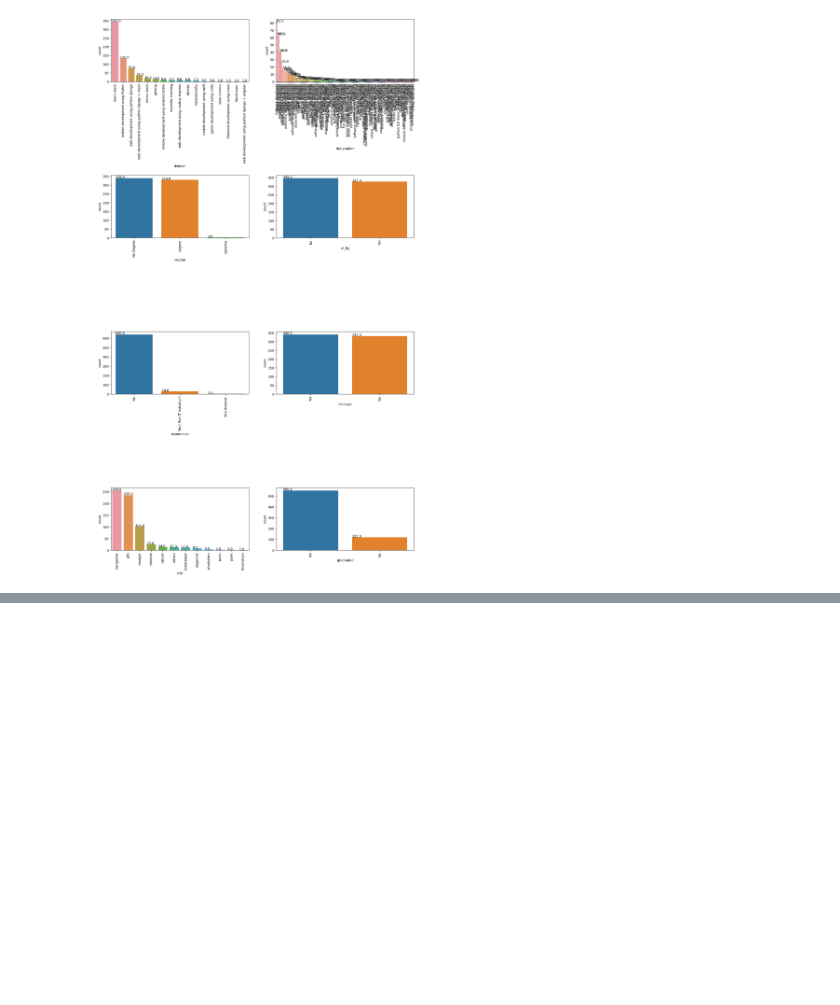
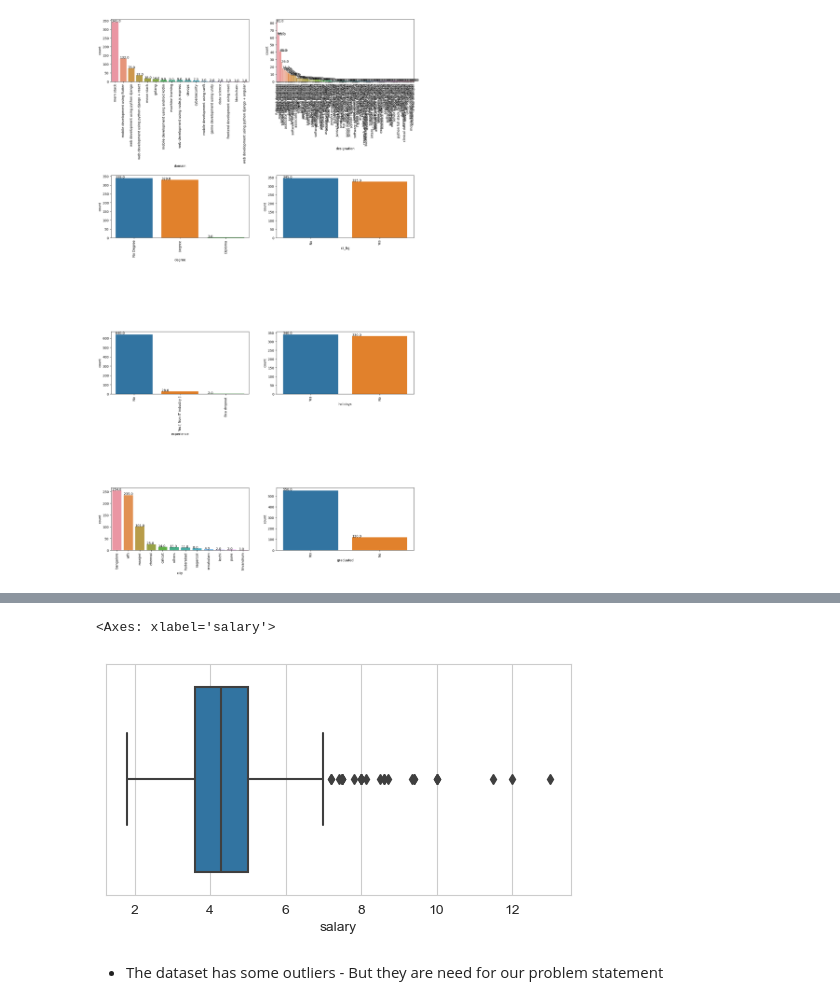
Before and after one commit to mubarakmayyeri/worth-machine-learning, a Jupyter notebook: 3_eda/1_eda-combined.ipynb, the cells around one changed output, grey strips where cells are left out. Cells and saved outputs as stored; diff of their text form; code cells hidden in the pictures; blank space fills up the shorter version.

```diff
--- a/3_eda/1_eda-combined.ipynb
+++ b/3_eda/1_eda-combined.ipynb
@@ -740,0 +785,14 @@ plt.show()
+# %%
+# Making a copy of skills_df
+df = skills_df.copy()
+# %%
+# Removing the row with salary = 30 LPA
+df = df.drop(df[df['salary'] == 30].index)
+# %%
+plt.figure(figsize=(6,3))
+sns.boxplot(x= df.salary)
+# %% [output]
+<Axes: xlabel='salary'>
+[figure, added]
+# %% [markdown]
+* The dataset has some outliers - But they are need for our problem statement
```
Also changed, not shown: parts of 41 cells of this notebook, 4 other files.
